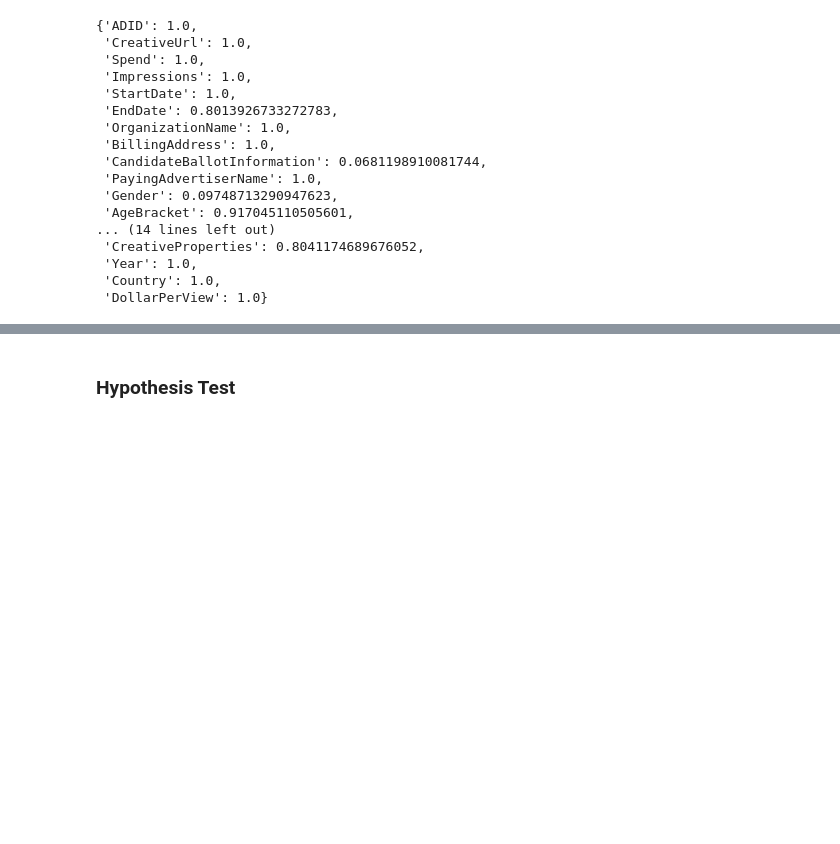
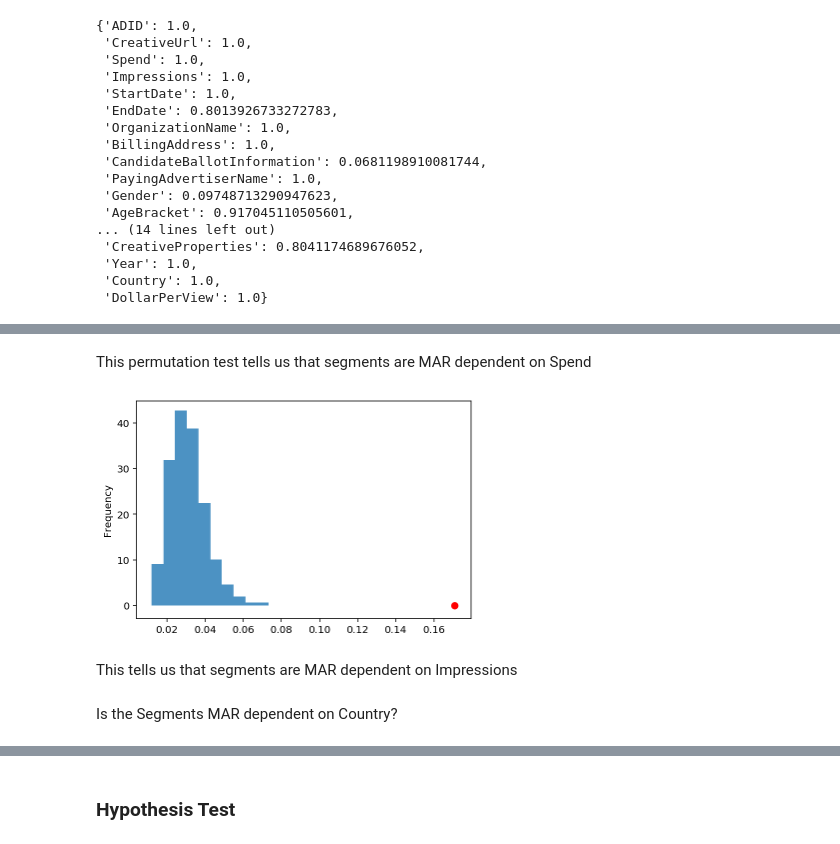
Before and after one commit to Camicam311/sc-political, a Jupyter notebook: ads.ipynb, the cells around one changed output, grey strips where cells are left out. Saved outputs shown, nothing was run; the diff lists cells and outputs as text; code cells hidden in the pictures; blank space fills up the shorter version.

```diff
--- a/ads.ipynb
+++ b/ads.ipynb
@@ -128,0 +169,42 @@ props
+# %% [markdown]
+This permutation test tells us that segments are MAR dependent on Spend
+# %%
+mdf = catted_df.assign(**{"SegMissing": catted_df["Segments"].isnull()})[["Impressions", "SegMissing"]]
+#mdf.groupby("SegMissing").Spend.plot(kind = "kde", title = "Distribution of Spend by missingness of segs");
+#Calculate the observed ks
+obsks, _ = ks_2samp(
+    mdf.loc[mdf['SegMissing'], 'Impressions'],
+    mdf.loc[~mdf['SegMissing'], 'Impressions']
+)
+n_repetitions = 500
+kslist = []
+for _ in range(n_repetitions):
+
+    # shuffle the Spend
+    shuffled_spend = (
+        mdf['Impressions']
+        .sample(replace=False, frac=1)
+        .reset_index(drop=True)
+    )
+
+    # Throw it into a df
+    shuffled = (
+        mdf
+        .assign(**{'ShuffledSpend': shuffled_spend})
+    )
+    #compute test stat
+    ks, _ = ks_2samp(
+        shuffled.loc[shuffled['SegMissing'], 'ShuffledSpend'],
+        shuffled.loc[~shuffled['SegMissing'], 'ShuffledSpend']
+    )
+    # add it to the list of results
+    kslist.append(ks)
+#Visualize the results
+pd.Series(kslist).plot(kind='hist', density=True, alpha=0.8)
+plt.scatter(obsks, 0, color='red', s=40);
+# %% [output]
+[figure, added]
+# %% [markdown]
+This tells us that segments are MAR dependent on Impressions
+# %% [markdown]
+Is the Segments MAR dependent on Country?
```
Also changed, not shown: parts of 14 cells of this notebook.
